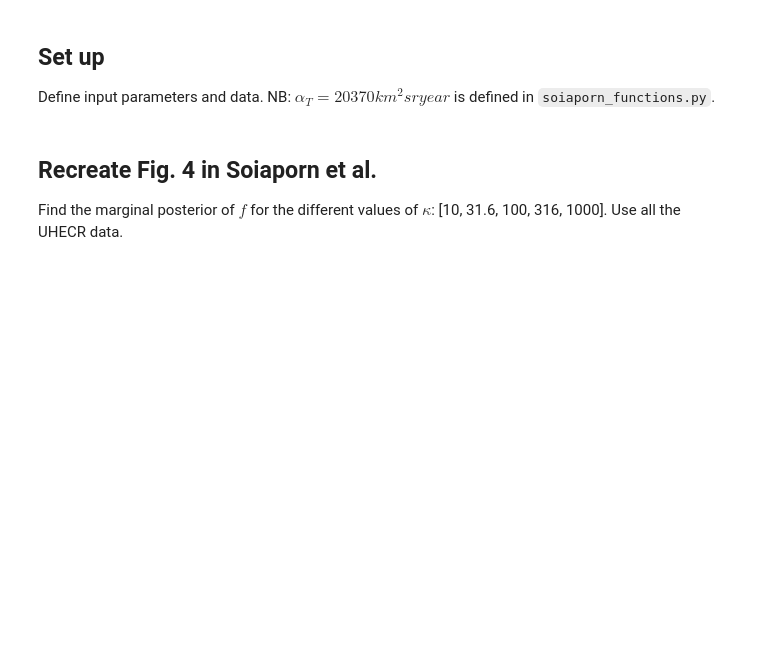
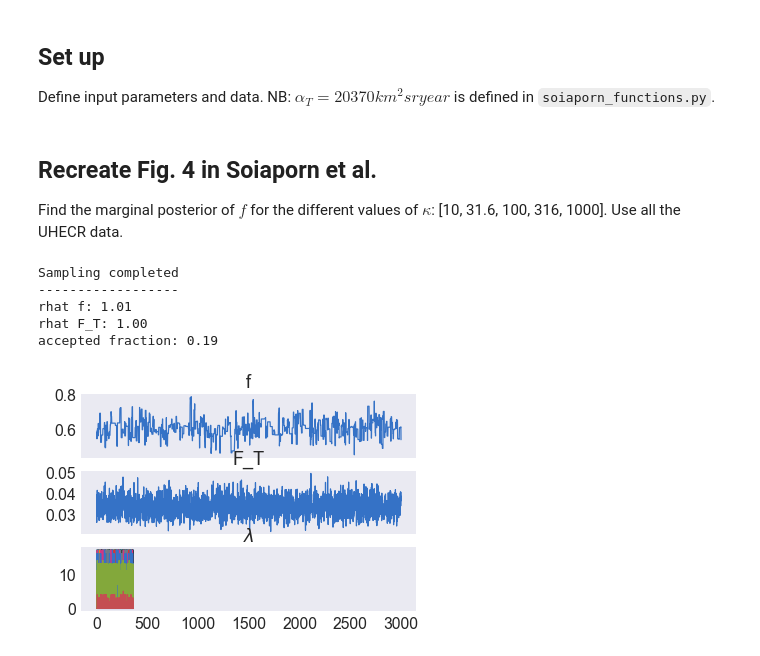
Before and after one commit to cescalara/soiaporn_model, a Jupyter notebook: soiaporn_model.ipynb, the cells around one changed output. Cells and saved outputs as stored; diff of their text form; code cells hidden in the pictures; blank space fills up the shorter version.

Commit message:
Try for kappa = 10 and fix traceplots for lambda

```diff
--- a/soiaporn_model.ipynb
+++ b/soiaporn_model.ipynb
@@ -90,13 +90,21 @@ eps_k = eps[0]
 input_data = InputData(d, A, theta, varpi, D, eps_k)
 input_parameters = InputParameters(kappa, kappa_c, a, b, s)
 sampler = MetropolisWithinGibbs(input_data, input_parameters)
-sampler.Sample(Niter = 1000, Nchain = 2)
+sampler.Sample(Niter = 2000, Nchain = 2)
 
 #sample_set.append(sampler.total_samples)
 #samplers.append(sampler)
+# %% [output]
+Sampling completed
+------------------
+rhat f: 1.01
+rhat F_T: 1.00
+accepted fraction: 0.19
 # %%
 sns.set_style("dark")
-for s in samplers:
-    s.traceplot()
+#for s in samplers:
+sampler.traceplot()
+# %% [output]
+[figure, added]
 # %%
 sampler.neff.F_T
```
Also changed, not shown: parts of 2 cells of this notebook, 2 other files.
